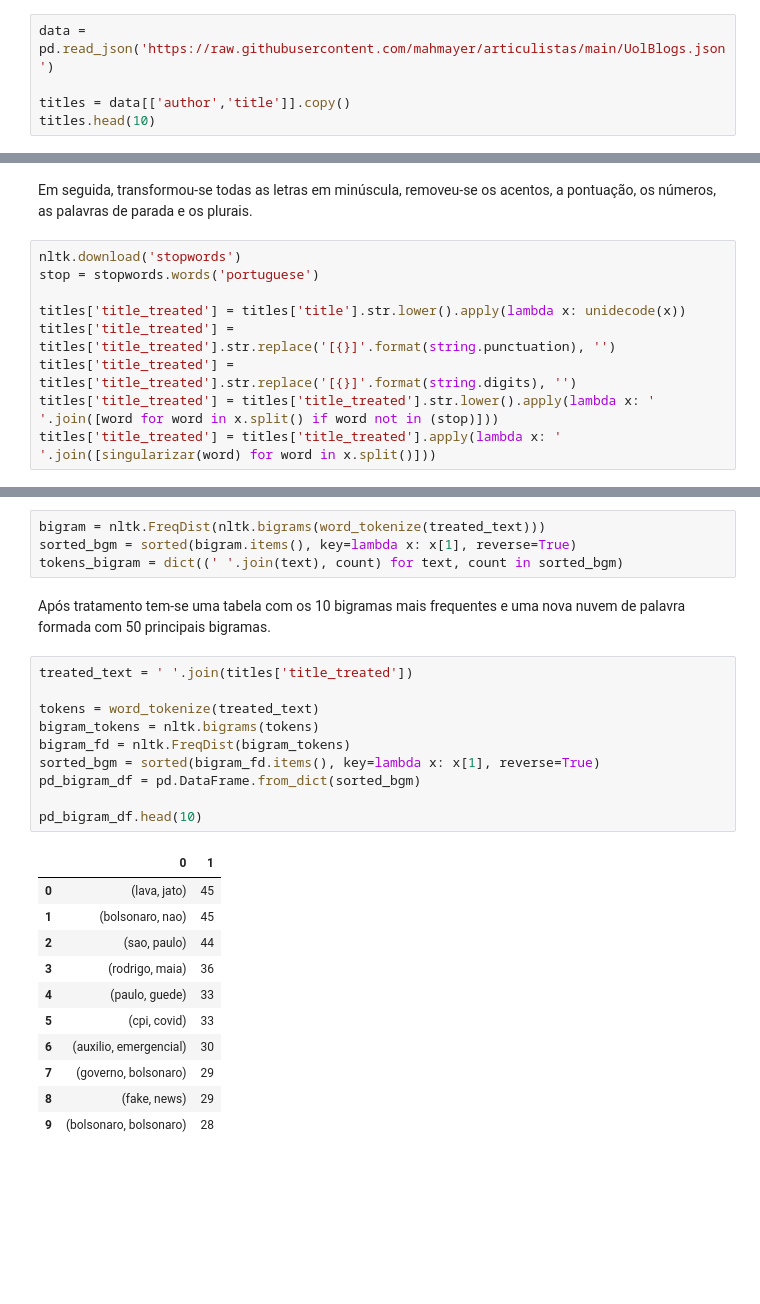
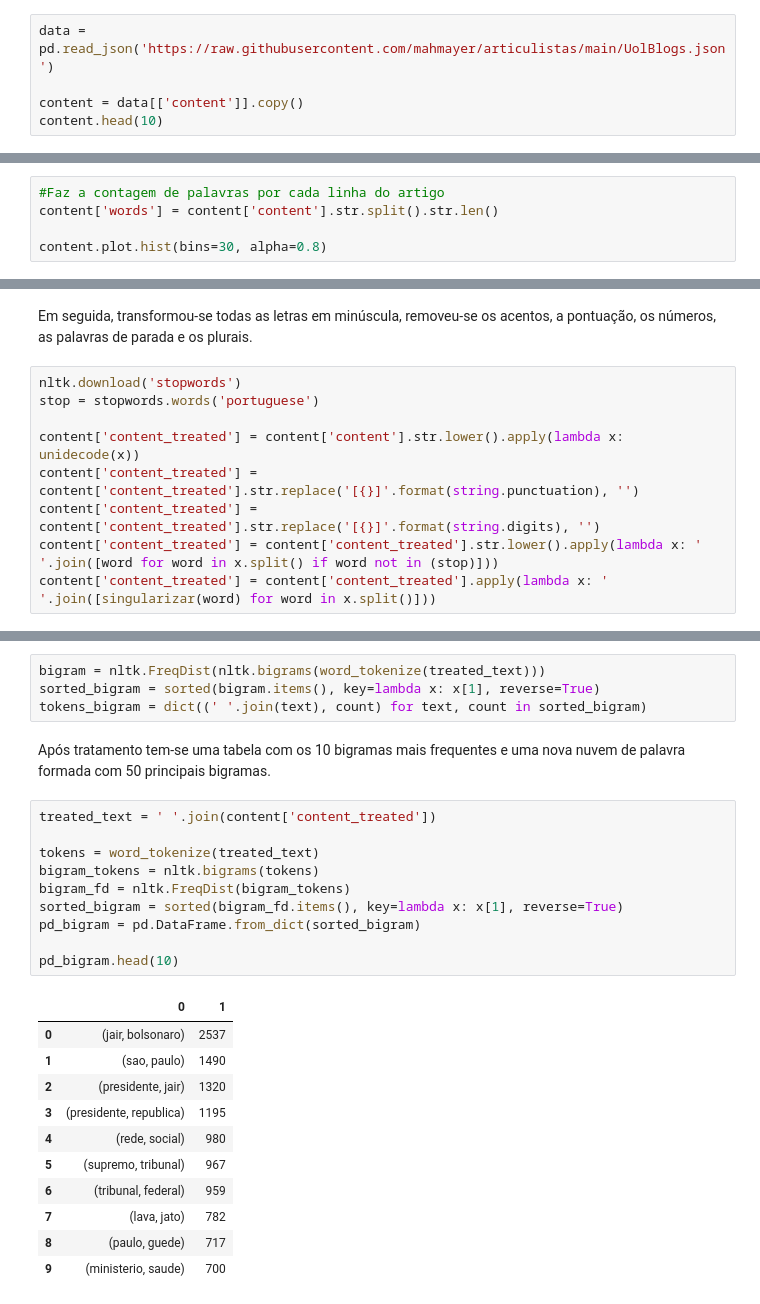
Before and after one commit to mahmayer/Mackenzie, a Jupyter notebook: Linguagem_natural_Articulistas.ipynb, the cells around one changed output, grey strips where cells are left out. Drawn from its saved outputs; the diff is of its cells as text; blank space fills up the shorter version.

```diff
--- a/Linguagem_natural_Articulistas.ipynb
+++ b/Linguagem_natural_Articulistas.ipynb
@@ -33,6 +33,6 @@ from nltk.util import ngrams
 # %%
 data = pd.read_json('https://raw.githubusercontent.com/mahmayer/articulistas/main/UolBlogs.json')
 
-titles = data[['author','title']].copy()
-titles.head(10)
+content = data[['content']].copy()
+content.head(10)
 # %% [output]
@@ -49,0 +55,5 @@ titles.head(10)
+# %%
+#Faz a contagem de palavras por cada linha do artigo
+content['words'] = content['content'].str.split().str.len()
+
+content.plot.hist(bins=30, alpha=0.8)
@@ -151,10 +164,10 @@ Em seguida, transformou-se todas as letras em minúscula, removeu-se os acentos,
 nltk.download('stopwords')
 stop = stopwords.words('portuguese')
 
-titles['title_treated'] = titles['title'].str.lower().apply(lambda x: unidecode(x))
-titles['title_treated'] = titles['title_treated'].str.replace('[{}]'.format(string.punctuation), '')
-titles['title_treated'] = titles['title_treated'].str.replace('[{}]'.format(string.digits), '')
-titles['title_treated'] = titles['title_treated'].str.lower().apply(lambda x: ' '.join([word for word in x.split() if word not in (stop)]))
-titles['title_treated'] = titles['title_treated'].apply(lambda x: ' '.join([singularizar(word) for word in x.split()]))
+content['content_treated'] = content['content'].str.lower().apply(lambda x: unidecode(x))
+content['content_treated'] = content['content_treated'].str.replace('[{}]'.format(string.punctuation), '')
+content['content_treated'] = content['content_treated'].str.replace('[{}]'.format(string.digits), '')
+content['content_treated'] = content['content_treated'].str.lower().apply(lambda x: ' '.join([word for word in x.split() if word not in (stop)]))
+content['content_treated'] = content['content_treated'].apply(lambda x: ' '.join([singularizar(word) for word in x.split()]))
 # %% [output]
 [nltk_data] Downloading package stopwords to /root/nltk_data...
@@ -207,32 +220,32 @@ plt.show()
 Nesta etapa do trabalho foi feito o tratamento por bigramas, ou seja, tokenização por um par de palavras subsequentes, para ver como ficava a frequência de termos com esse tratamento.
 # %%
 bigram = nltk.FreqDist(nltk.bigrams(word_tokenize(treated_text)))
-sorted_bgm = sorted(bigram.items(), key=lambda x: x[1], reverse=True)
-tokens_bigram = dict((' '.join(text), count) for text, count in sorted_bgm)
+sorted_bigram = sorted(bigram.items(), key=lambda x: x[1], reverse=True)
+tokens_bigram = dict((' '.join(text), count) for text, count in sorted_bigram)
 # %% [markdown]
 Após tratamento tem-se uma tabela com os 10 bigramas mais frequentes e uma nova nuvem de palavra formada com 50 principais bigramas.
 # %%
-treated_text = ' '.join(titles['title_treated'])
+treated_text = ' '.join(content['content_treated'])
 
 tokens = word_tokenize(treated_text)
 bigram_tokens = nltk.bigrams(tokens)
 bigram_fd = nltk.FreqDist(bigram_tokens)
-sorted_bgm = sorted(bigram_fd.items(), key=lambda x: x[1], reverse=True)
-pd_bigram_df = pd.DataFrame.from_dict(sorted_bgm)
+sorted_bigram = sorted(bigram_fd.items(), key=lambda x: x[1], reverse=True)
+pd_bigram = pd.DataFrame.from_dict(sorted_bigram)
 
-pd_bigram_df.head(10)
+pd_bigram.head(10)
 # %% [output]
 |  | 0 | 1 |
-| 0 | (lava, jato) | 45 |
-| 1 | (bolsonaro, nao) | 45 |
-| 2 | (sao, paulo) | 44 |
-| 3 | (rodrigo, maia) | 36 |
-| 4 | (paulo, guede) | 33 |
-| 5 | (cpi, covid) | 33 |
-| 6 | (auxilio, emergencial) | 30 |
-| 7 | (governo, bolsonaro) | 29 |
-| 8 | (fake, news) | 29 |
-| 9 | (bolsonaro, bolsonaro) | 28 |
+| 0 | (jair, bolsonaro) | 2537 |
+| 1 | (sao, paulo) | 1490 |
+| 2 | (presidente, jair) | 1320 |
+| 3 | (presidente, republica) | 1195 |
+| 4 | (rede, social) | 980 |
+| 5 | (supremo, tribunal) | 967 |
+| 6 | (tribunal, federal) | 959 |
+| 7 | (lava, jato) | 782 |
+| 8 | (paulo, guede) | 717 |
+| 9 | (ministerio, saude) | 700 |
 # %%
 wordcloud3 = WordCloud(collocations=False, normalize_plurals=False, stopwords=None, width=800, height=800, background_color='white', min_font_size = 10, max_words=50).generate_from_frequencies(tokens_bigram)
 
```
Also changed, not shown: parts of 14 cells of this notebook.
